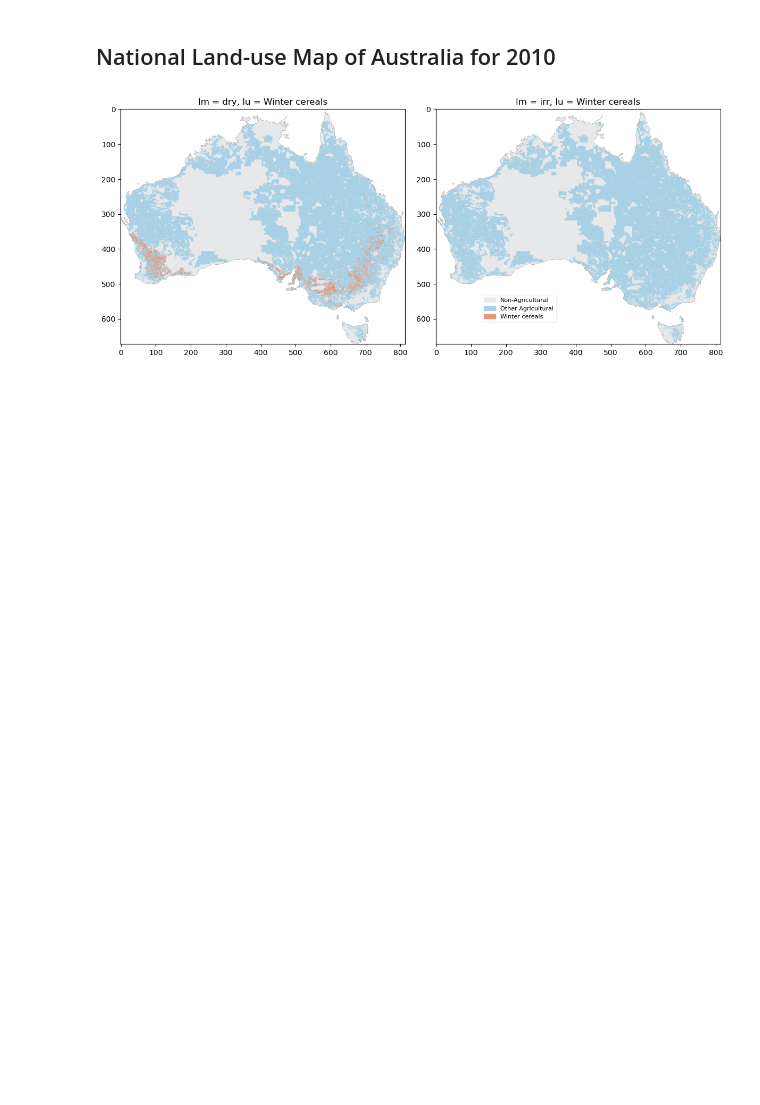
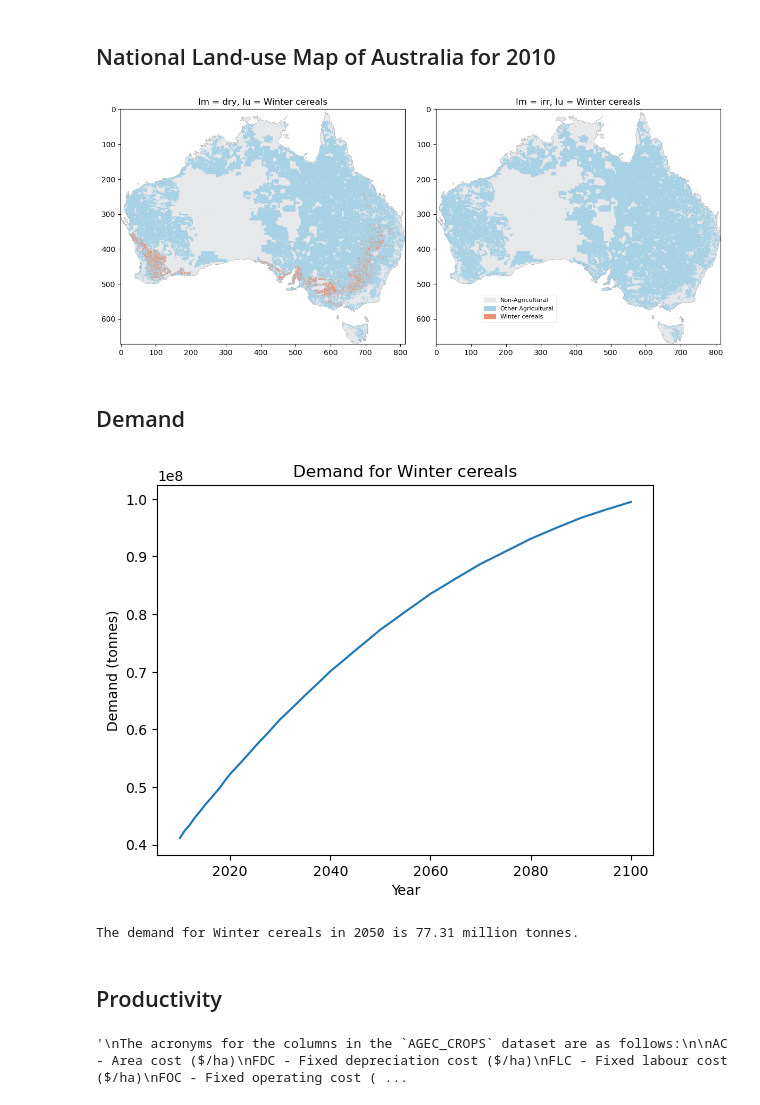
Before and after one commit to land-use-trade-offs/luto-2.0, a Jupyter notebook: luto/tools/Manual_jupyter_books/Chap_1_LUTO_overview.ipynb, the cells around one changed output. Cells and saved outputs as stored; diff of their text form; code cells hidden in the pictures; blank space fills up the shorter version.

```diff
--- a/luto/tools/Manual_jupyter_books/Chap_1_LUTO_overview.ipynb
+++ b/luto/tools/Manual_jupyter_books/Chap_1_LUTO_overview.ipynb
@@ -79,3 +85,65 @@ plt.tight_layout()
 plt.show()
 # %% [output]
 [figure]
+# %% [markdown]
+## Demand
+# %%
+# Get the demand data
+demand_df = data.DEMAND_DATA.unstack().reset_index()
+demand_df.columns = ['Type', 'Year', 'Commodity', 'Value']
+
+
+# Get the demand for the selected land use
+demand_lu = demand_df.query('Type == "PRODUCTION" and Commodity == @lu_desc.lower()')
+
+
+# Plot the demand
+plt.plot(demand_lu['Year'], demand_lu['Value'])
+plt.ylabel('Demand (tonnes)')
+plt.xlabel('Year')
+plt.title(f'Demand for {lu_desc}')
+plt.show()
+# %% [output]
+[figure, added]
+# %%
+# Get the demand for the target year
+demand_vol = demand_lu.query('Year == @year_target')['Value'].values[0] / 1e6  # Million tonnes
+
+print(f'The demand for {lu_desc} in {year_target} is {demand_vol:.2f} million tonnes.')
+# %% [output]
+The demand for Winter cereals in 2050 is 77.31 million tonnes.
+# %% [markdown]
+## Productivity
+# %%
+'''
+The acronyms for the columns in the `AGEC_CROPS` dataset are as follows:
+
+AC - Area cost ($/ha)
+FDC - Fixed depreciation cost ($/ha)
+FLC - Fixed labour cost ($/ha)
+FOC - Fixed operating cost ($/ha)
+P1 - Price of output 1 ($/t); For crops, this is the only variable for price
+QC - Quantity cost ($/t)
+WR - Water requirement (t/ha)
+WP - Water price ($/t)
+
+
+There are additional columns for the `AGEC_LVSTK` data:
+
+F1 - Fraction of herd to produce <Meat for `BEEF` and `SHEEP`> and <milk for `DAIRY`>
+F2 - Fraction of herd to produce `WOOL` for `SHEEP`
+F3 - Fraction of herd as `Live export` for `BEEF` and `SHEEP`
+
+Q1 - Quantity of output 1 (tonnes/head);
+Q2 - Quantity of output 2 (tonnes/head);
+Q3 - Quantity of output 3 (animal weight tonnes/head);
+
+P1 - Price of output 1 ($/t); ($/tonne of meat for `BEEF` and `SHEEP`, $/tonne of milk for `DAIRY`)
+P2 - Price of output 2 ($/t); ($/tonne of wool for `SHEEP`)
+P3 - Price of output 3 ($/t); ($/tonne of live export for `BEEF` and `SHEEP`)
+
+WR_DRN - Water requirement (t/head);
+WR_IRR - Water requirement (t/ha); This only applies to `irrigated` livestock
+'''
+# %% [output]
+'\nThe acronyms for the columns in the `AGEC_CROPS` dataset are as follows:\n\nAC - Area cost ($/ha)\nFDC - Fixed depreciation cost ($/ha)\nFLC - Fixed labour cost ($/ha)\nFOC - Fixed operating cost ( ...
```
Also changed, not shown: parts of 32 cells of this notebook, 4 other files.
